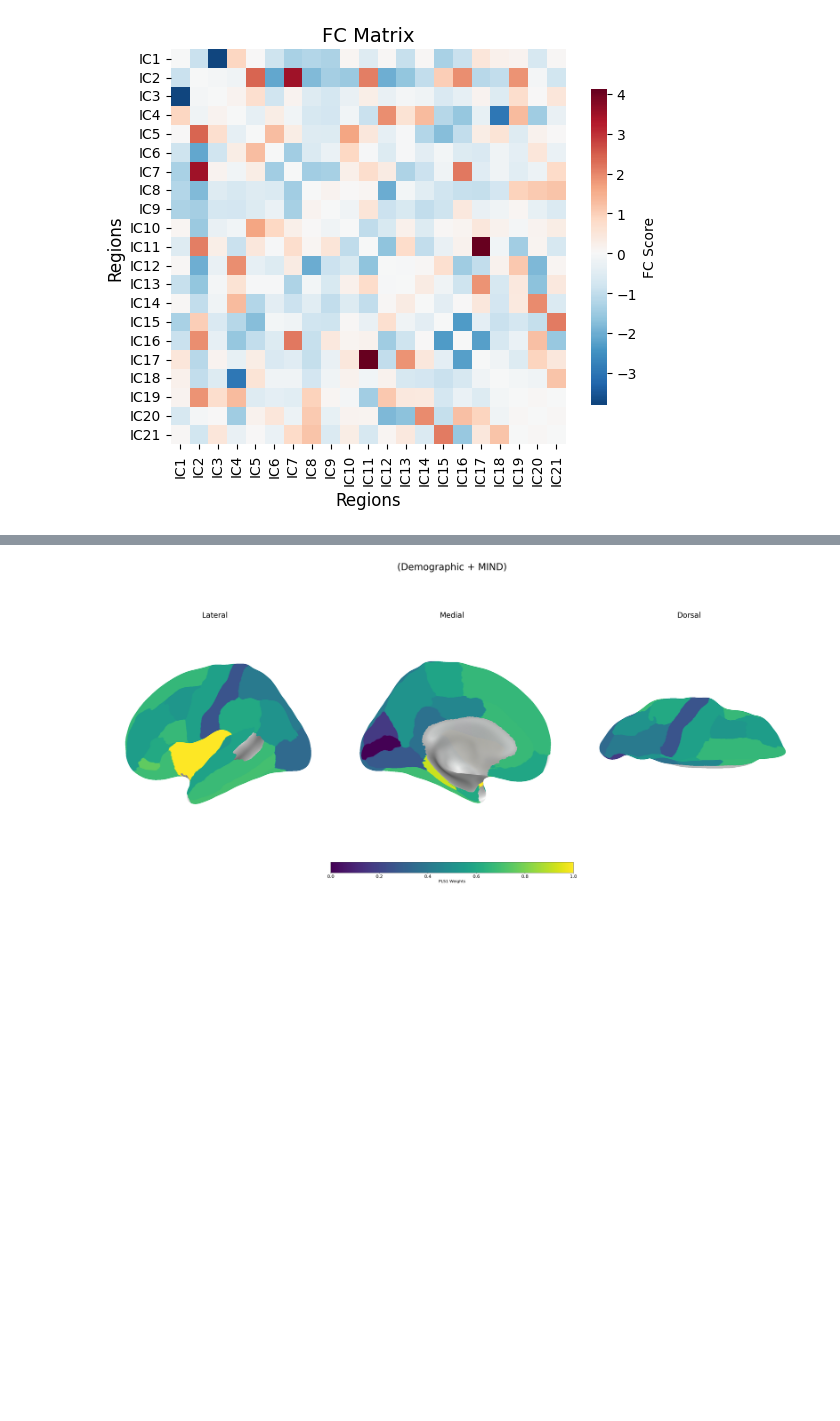
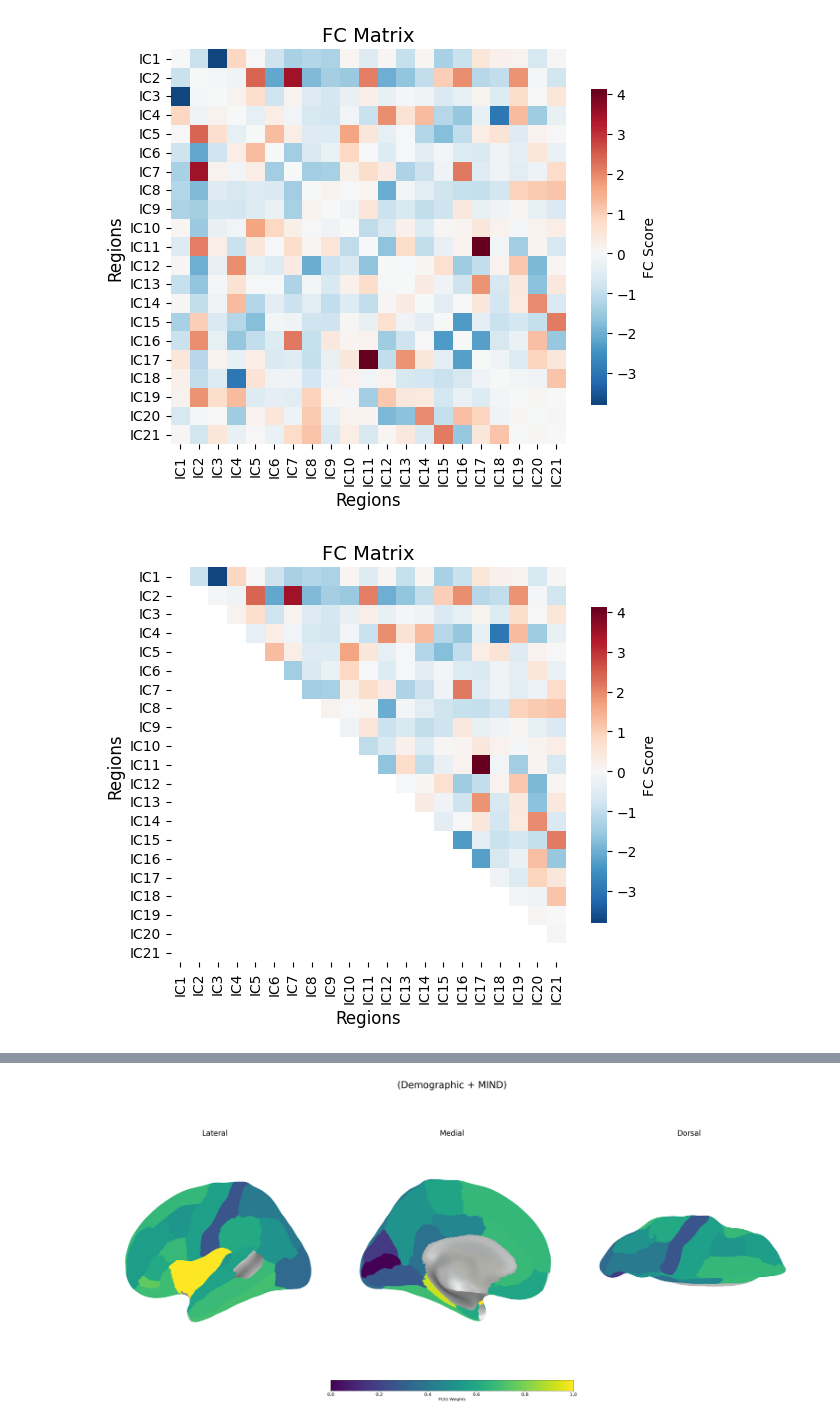
Before and after one commit to bailey168/MIND_models, a Jupyter notebook: visualize_data.ipynb, the cells around one changed output, grey strips where cells are left out. Saved outputs shown, nothing was run; the diff lists cells and outputs as text; code cells hidden in the pictures; blank space fills up the shorter version.

```diff
--- a/visualize_data.ipynb
+++ b/visualize_data.ipynb
@@ -57,3 +78,23 @@ plt.tight_layout()
 plt.show()
 # %% [output]
 [figure]
+# %%
+fc_df = pd.read_csv('/Users/baileyng/MIND_data/MIND_results/1000177_25752_2_0_FC_matrix.csv', index_col=0)
+
+mask = np.tril(np.ones_like(fc_df, dtype=bool))
+
+plt.figure(figsize=(6, 5))
+sns.heatmap(fc_df,
+            mask=mask,
+            cmap='RdBu_r',
+            center=0,
+            square=True,
+            cbar_kws={'shrink': 0.8, 'label': 'FC Score'})
+
+plt.title('FC Matrix', fontsize=14)
+plt.xlabel('Regions', fontsize=12)
+plt.ylabel('Regions', fontsize=12)
+plt.tight_layout()
+plt.show()
+# %% [output]
+[figure, added]
```
Also changed, not shown: parts of 9 cells of this notebook, 16 other files.
